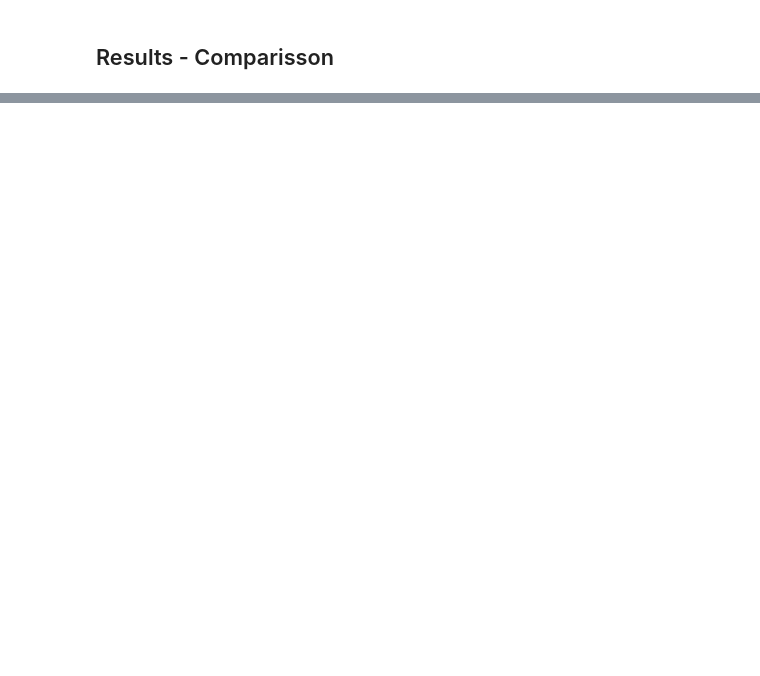
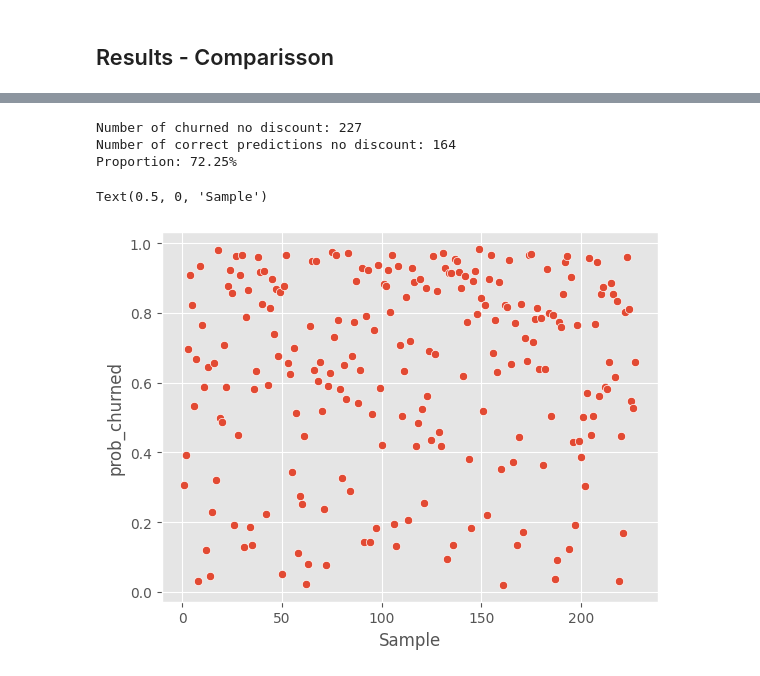
Before and after one commit to RodolfoPCruz/powerco-churn, a Jupyter notebook: Notebooks/ML.ipynb, the cells around one changed output, grey strips where cells are left out. Drawn from its saved outputs; the diff is of its cells as text; code cells hidden in the pictures; blank space fills up the shorter version.

```diff
--- a/Notebooks/ML.ipynb
+++ b/Notebooks/ML.ipynb
@@ -430,0 +457,5 @@ results
+# %%
+y_pred_proba = model_lgbm_no_sampling.predict_proba(x_val)
+y_pred_proba = pd.DataFrame(y_pred_proba, columns = ['prob_not_churned', 'prob_churned'])
+y_pred_proba = pd.concat([y_pred_proba, y_val.reset_index(drop = True)], axis = 1)
+y_pred_proba
@@ -430,0 +476,21 @@ results
+# %%
+churned_no_discount = y_pred_proba[y_pred_proba['churn'] == 1]
+
+n_churned = len(churned_no_discount)
+n_correct_preds = len(churned_no_discount[churned_no_discount['prob_churned'] > 0.5])
+
+print('Number of churned no discount:', n_churned)
+print('Number of correct predictions no discount:', n_correct_preds)
+print(f'Proportion: {100*n_correct_preds/n_churned:.2f}%')
+# %% [output]
+Number of churned no discount: 227
+Number of correct predictions no discount: 164
+Proportion: 72.25%
+# %%
+samples = np.arange(1, n_churned + 1)
+# %%
+sns.scatterplot(x = samples, y = churned_no_discount['prob_churned'])
+plt.xlabel('Sample')
+# %% [output]
+Text(0.5, 0, 'Sample')
+[figure, added]
```
Also changed, not shown: parts of 40 cells of this notebook, 1 other file.
